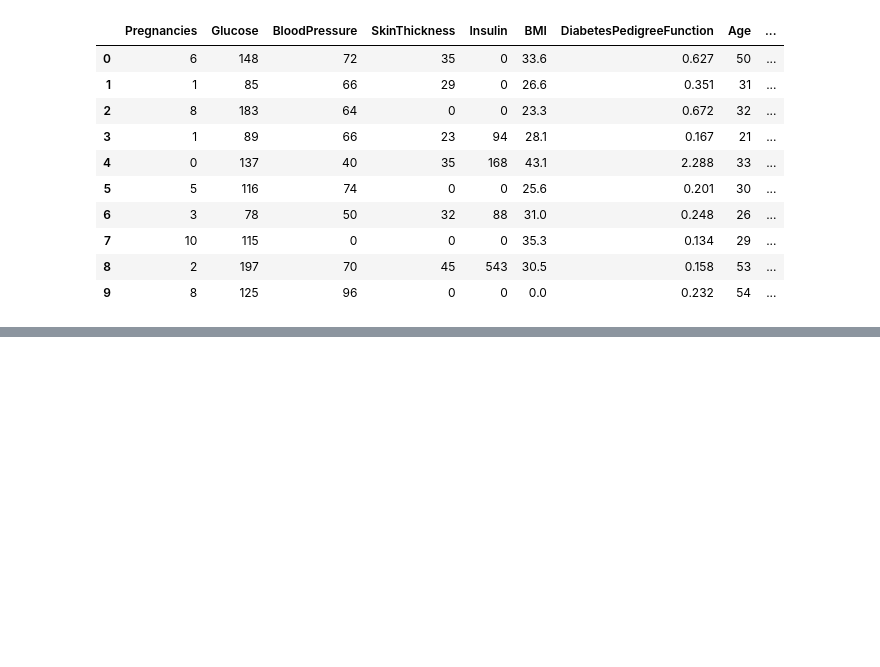
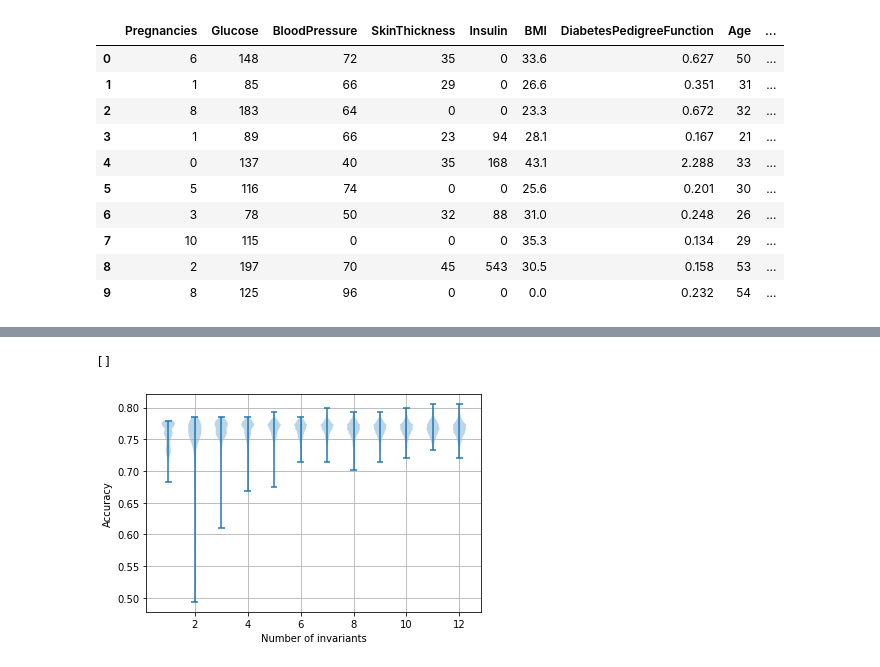
Before and after one commit to Vol0kin/LearningWithInvariants, a Jupyter notebook: SVM_Random_Hyperplanes.ipynb, the cells around one changed output, grey strips where cells are left out. Cells and saved outputs as stored; diff of their text form; code cells hidden in the pictures; blank space fills up the shorter version.

```diff
--- a/SVM_Random_Hyperplanes.ipynb
+++ b/SVM_Random_Hyperplanes.ipynb
@@ -59,0 +81,9 @@ np.sum(y_test == y_hat) / len(y_test)
+# %%
+plt.violinplot(accuracies)
+plt.grid()
+plt.xlabel('Number of invariants')
+plt.ylabel('Accuracy')
+plt.plot()
+# %% [output]
+[]
+[figure, added]
```
Also changed, not shown: parts of 30 cells of this notebook.
